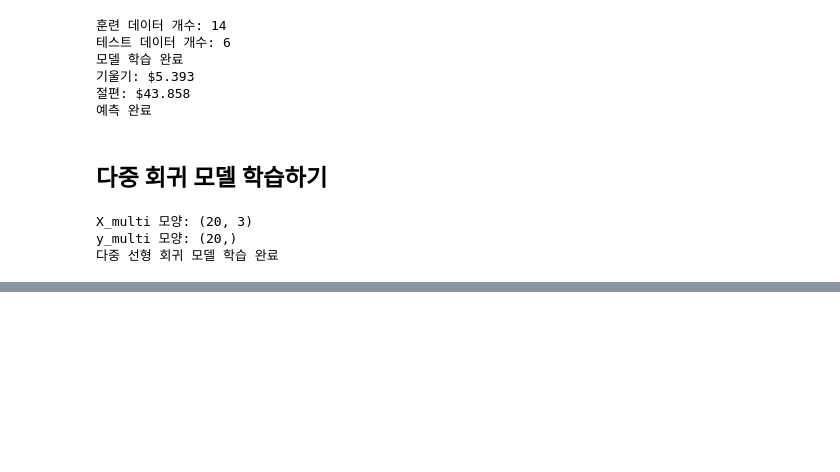
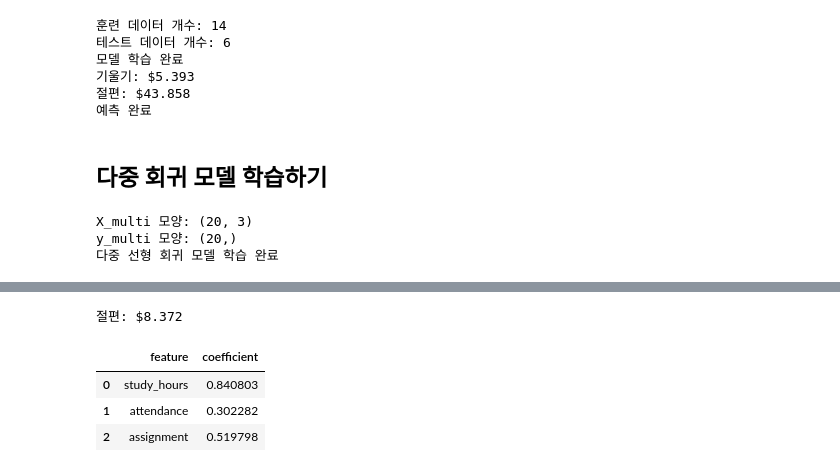
Before and after one commit to yujun1127/daelim-2-3-ai-programming, a Jupyter notebook: 13주차.ipynb, the cells around one changed output, grey strips where cells are left out. Saved outputs shown, nothing was run; the diff lists cells and outputs as text; code cells hidden in the pictures; blank space fills up the shorter version.

```diff
--- a/13주차.ipynb
+++ b/13주차.ipynb
@@ -132,0 +146,13 @@ y_multi 모양: (20,)
+# %%
+coef_df = pd.DataFrame({
+    "feature": X_multi.columns,
+    "coefficient": multi_model.coef_
+})
+print(f'절편: ${multi_model.intercept_:.3f}')
+coef_df
+# %% [output]
+절편: $8.372
+|  | feature | coefficient |
+| 0 | study_hours | 0.840803 |
+| 1 | attendance | 0.302282 |
+| 2 | assignment | 0.519798 |
```
Also changed, not shown: parts of 7 cells of this notebook.
